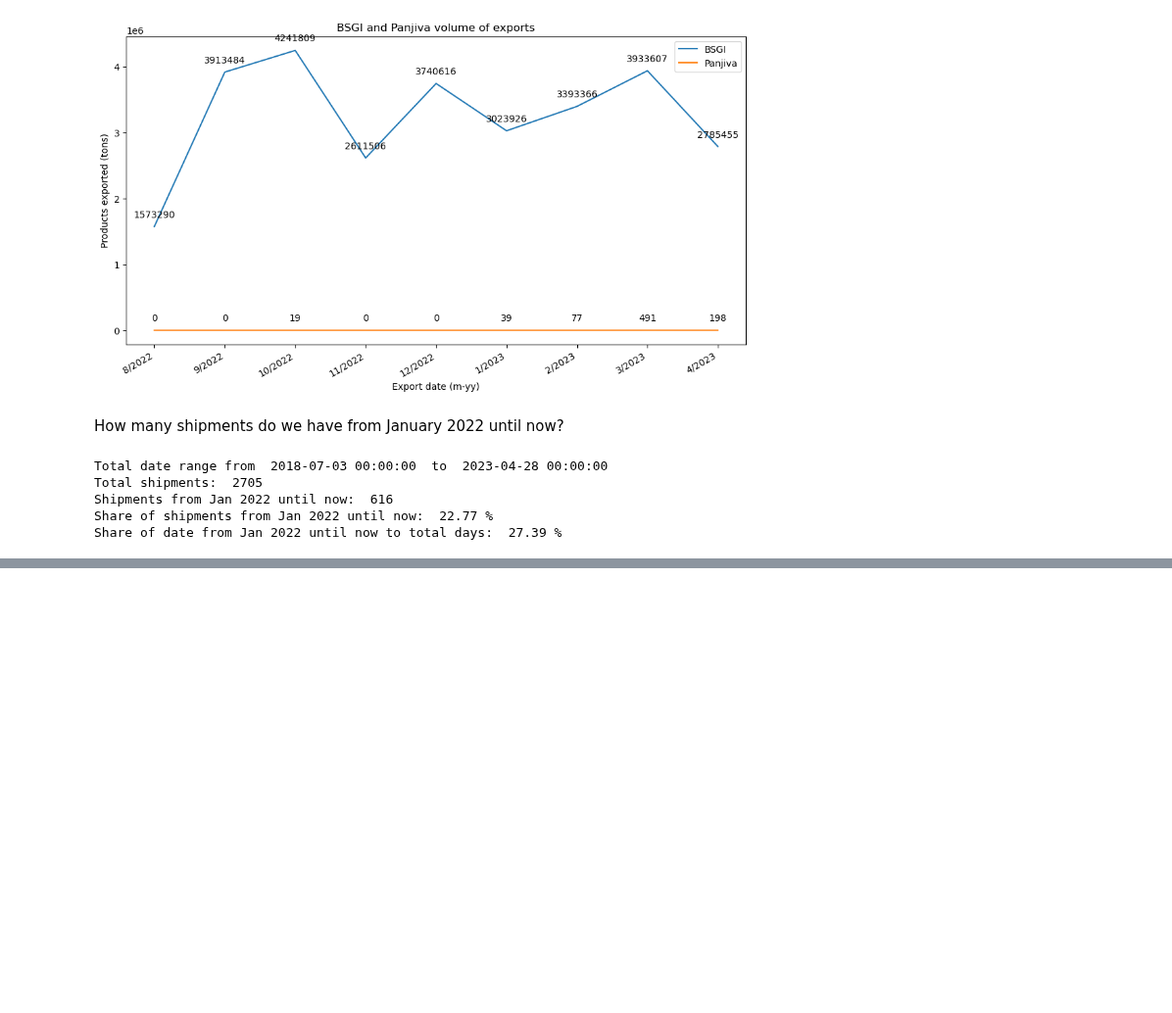
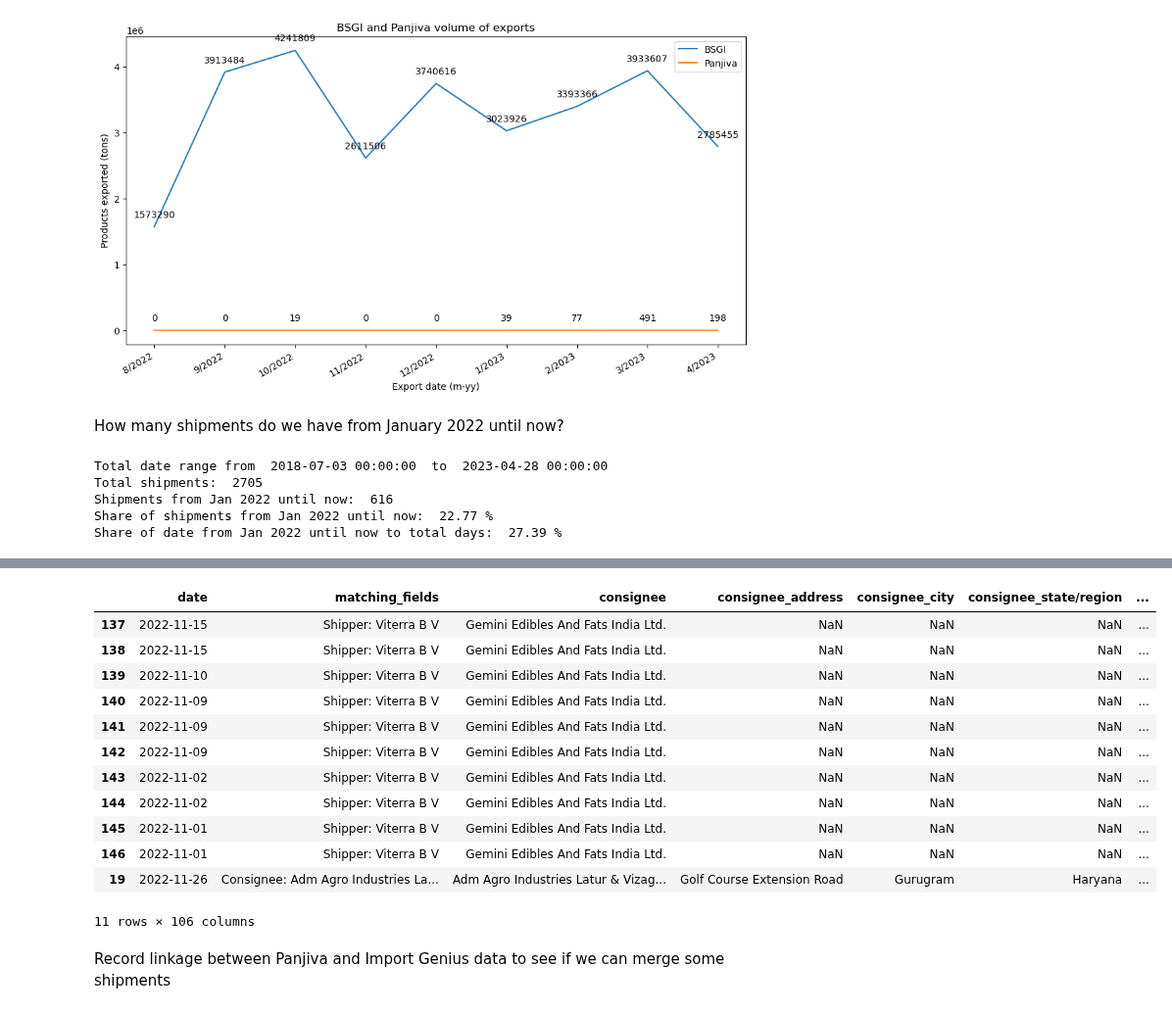
Before and after one commit to uchicago-dsi/oakland-institute-ukraine, a Jupyter notebook: notebooks/panjiva.ipynb, the cells around one changed output, grey strips where cells are left out. Shown at 98% size. Saved outputs shown, nothing was run; the diff lists cells and outputs as text; code cells hidden in the pictures; blank space fills up the shorter version.

```diff
--- a/notebooks/panjiva.ipynb
+++ b/notebooks/panjiva.ipynb
@@ -60,0 +103,18 @@ Share of date from Jan 2022 until now to total days:  27.39 %
+# %%
+panjiva.loc[(panjiva.loc[:, "date"] > "2022-10-31") & (panjiva.loc[:, "date"] < "2022-12-01")]
+# %% [output]
+|  | date | matching_fields | consignee | consignee_address | consignee_city | consignee_state/region | ... |
+| 137 | 2022-11-15 | Shipper: Viterra B V | Gemini Edibles And Fats India Ltd. | NaN | NaN | NaN | ... |
+| 138 | 2022-11-15 | Shipper: Viterra B V | Gemini Edibles And Fats India Ltd. | NaN | NaN | NaN | ... |
+| 139 | 2022-11-10 | Shipper: Viterra B V | Gemini Edibles And Fats India Ltd. | NaN | NaN | NaN | ... |
+| 140 | 2022-11-09 | Shipper: Viterra B V | Gemini Edibles And Fats India Ltd. | NaN | NaN | NaN | ... |
+| 141 | 2022-11-09 | Shipper: Viterra B V | Gemini Edibles And Fats India Ltd. | NaN | NaN | NaN | ... |
+| 142 | 2022-11-09 | Shipper: Viterra B V | Gemini Edibles And Fats India Ltd. | NaN | NaN | NaN | ... |
+| 143 | 2022-11-02 | Shipper: Viterra B V | Gemini Edibles And Fats India Ltd. | NaN | NaN | NaN | ... |
+| 144 | 2022-11-02 | Shipper: Viterra B V | Gemini Edibles And Fats India Ltd. | NaN | NaN | NaN | ... |
+| 145 | 2022-11-01 | Shipper: Viterra B V | Gemini Edibles And Fats India Ltd. | NaN | NaN | NaN | ... |
+| 146 | 2022-11-01 | Shipper: Viterra B V | Gemini Edibles And Fats India Ltd. | NaN | NaN | NaN | ... |
+| 19 | 2022-11-26 | Consignee: Adm Agro Industries La... | Adm Agro Industries Latur & Vizag... | Golf Course Extension Road | Gurugram | Haryana | ... |
+11 rows × 106 columns
+# %% [markdown]
+Record linkage between Panjiva and Import Genius data to see if we can merge some shipments
```
Also changed, not shown: parts of 6 cells of this notebook, 3 other files.
